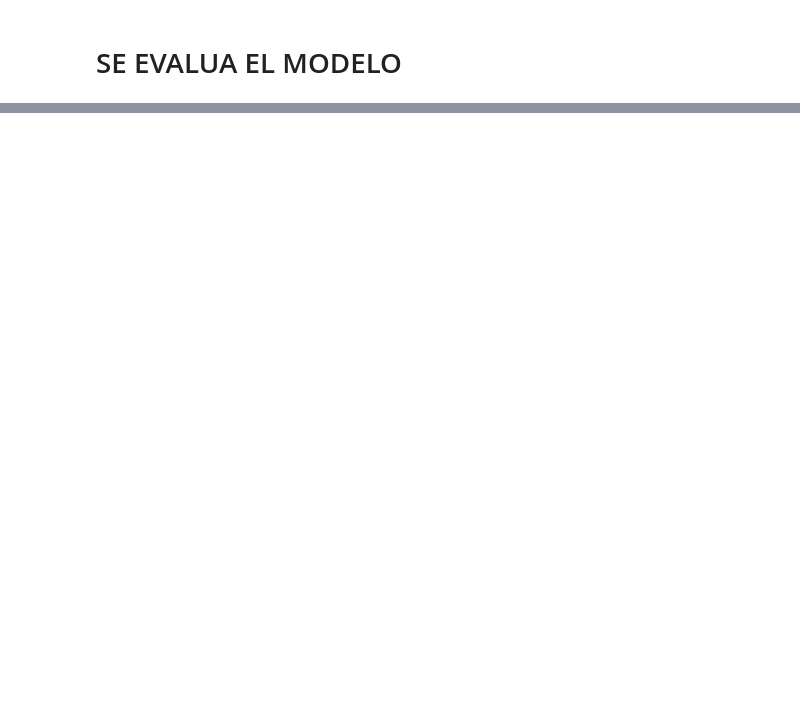
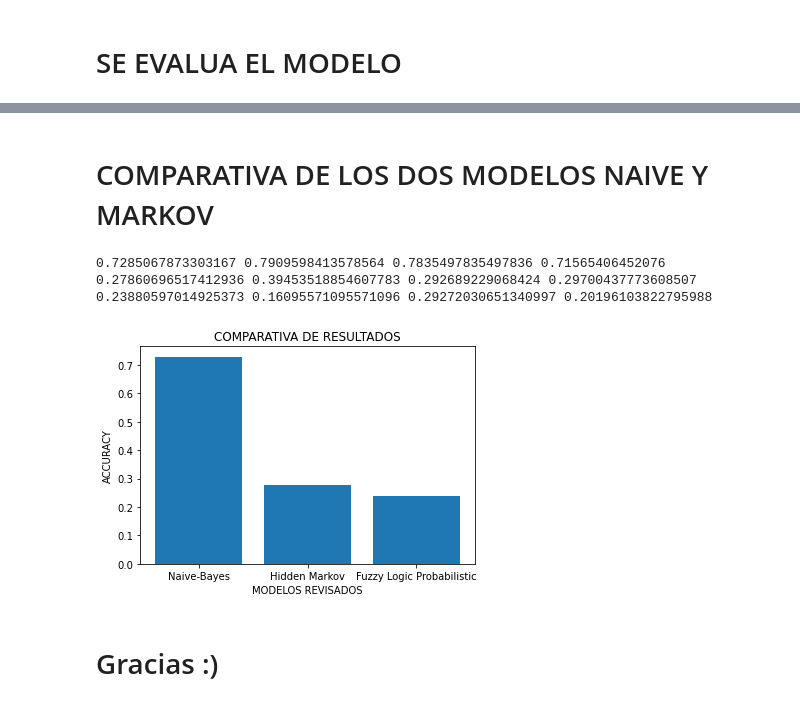
Before and after one commit to SelenaIsabelEnriquezOlivo/ProyectoU2IAG11, a Jupyter notebook: Enriquez_Salazar_ProyectoU2.ipynb, the cells around one changed output, grey strips where cells are left out. Cells and saved outputs as stored; diff of their text form; code cells hidden in the pictures; blank space fills up the shorter version.

Commit message:
Se realiza la comparativa exitosamente

```diff
--- a/Enriquez_Salazar_ProyectoU2.ipynb
+++ b/Enriquez_Salazar_ProyectoU2.ipynb
@@ -428,2 +450,13 @@ weighted avg       0.21      0.26      0.21       422
 # %%
 precision_markov,recall_markov,fscore_markov,support_markov=score(y,y_pred_markov,average='macro')
+# %% [markdown]
+# COMPARATIVA DE LOS DOS MODELOS NAIVE Y MARKOV
+# %%
+#Se presenta los valores de las metricas para los 3 modelos
+print(acc_score_naive,precision_naive,recall_naive,fscore_naive)
+print(acc_score_markov,precision_markov,recall_markov,fscore_markov)
+print(acc_score_fuzzy,precision_fuzzy,recall_fuzzy,fscore_fuzzy)
+# %% [output]
+0.7285067873303167 0.7909598413578564 0.7835497835497836 0.71565406452076
+0.27860696517412936 0.39453518854607783 0.292689229068424 0.29700437773608507
+0.23880597014925373 0.16095571095571096 0.29272030651340997 0.20196103822795988
@@ -429,0 +468,20 @@ precision_markov,recall_markov,fscore_markov,support_markov=score(y,y_pred_marko
+# %%
+#Se define los modelos que se van a comparar
+eje_x = ['Naive-Bayes', 'Hidden Markov', 'Fuzzy Logic Probabilistic']
+
+## Declaramos valores para el eje y
+eje_y = [acc_score_naive,acc_score_markov,acc_score_fuzzy]
+# Creamos Gráfica
+plt.bar(eje_x, eje_y)
+## Eje y
+plt.ylabel('ACCURACY')
+## Eje x
+plt.xlabel('MODELOS REVISADOS')
+## Título
+plt.title('COMPARATIVA DE RESULTADOS')
+## Se muestra la Gráfica
+plt.show()
+# %% [output]
+[figure, added]
+# %% [markdown]
+# Gracias :)
```
Also changed, not shown: parts of 55 cells of this notebook.
